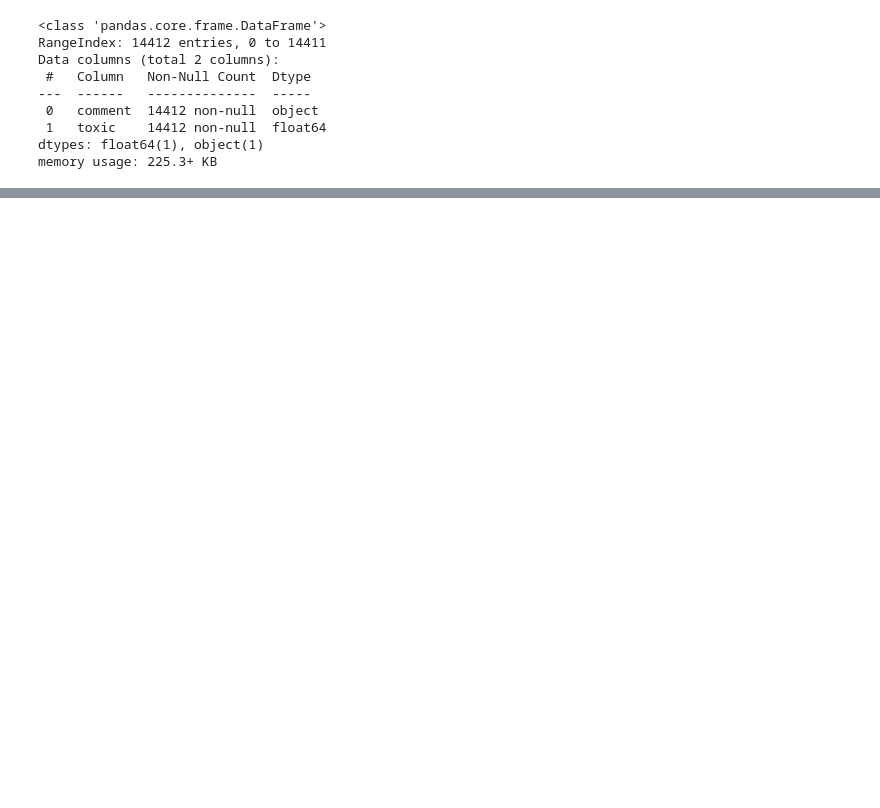
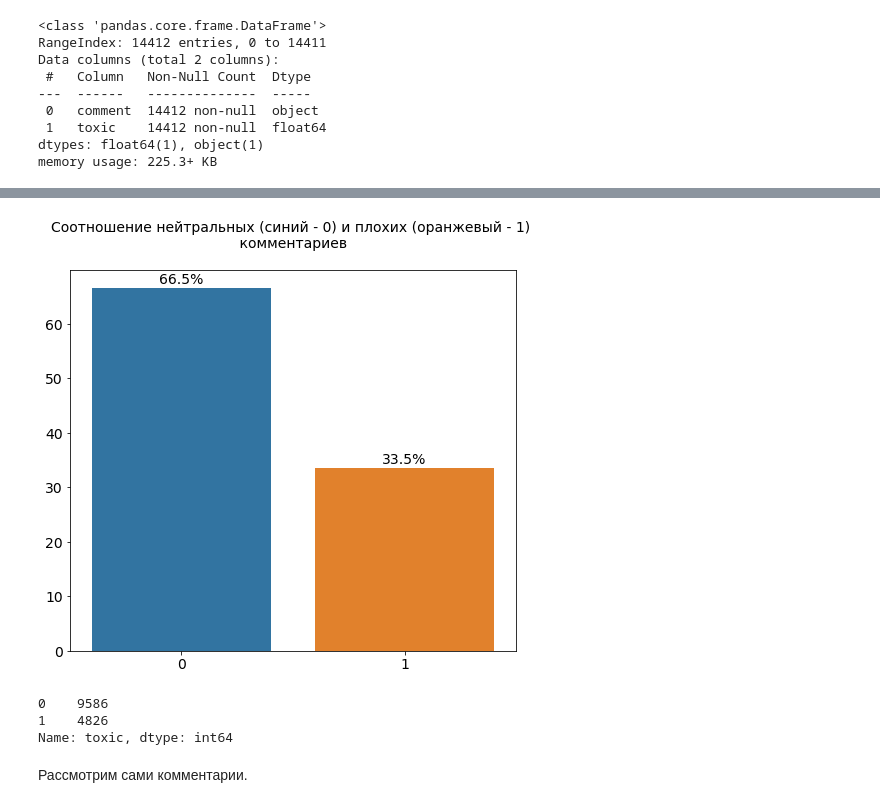
Before and after one commit to graviada/DataScienceProjects, a Jupyter notebook: PetProjects/Toxic_Comments_BinaryClassifier.ipynb, the cells around one changed output, grey strips where cells are left out. Saved outputs shown, nothing was run; the diff lists cells and outputs as text; code cells hidden in the pictures; blank space fills up the shorter version.

```diff
--- a/PetProjects/Toxic_Comments_BinaryClassifier.ipynb
+++ b/PetProjects/Toxic_Comments_BinaryClassifier.ipynb
@@ -90,3 +117,8 @@ Data columns (total 2 columns):
  1   toxic    14412 non-null  float64
 dtypes: float64(1), object(1)
 memory usage: 225.3+ KB
+# %%
+# Приведем тип данных колонки toxic из float64 к типу int
+df['toxic'] = df['toxic'].apply(int)
+
+df.tail(5)
@@ -92,0 +132,39 @@ memory usage: 225.3+ KB
+# %%
+# Посмотрим распределение значений в переменной toxic
+norm_target = (df
+               .toxic
+               .value_counts(normalize=True)
+               .mul(100)
+               .rename('percent')
+               .reset_index())
+
+plt.figure(figsize=(8, 7))
+ax = sns.barplot(x='index', y='percent', data=norm_target)
+
+# Вывод значений над графиками - annotate()
+# В цикле смотрим каждый столбец графика и на нем отмечаем значения
+for p in ax.patches:
+    percentage = '{:.1f}%'.format(p.get_height())
+    ax.annotate(percentage,  # текст
+                (p.get_x() + p.get_width() / 2., p.get_height()),  # координата xy
+                ha='center', # центрирование
+                va='center',
+                xytext=(0, 9),
+                textcoords='offset points', # точка смещения относительно координаты
+                fontsize=14)
+
+plt.title('Соотношение нейтральных (синий - 0) и плохих (оранжевый - 1) \n комментариев \n', fontsize=14)
+plt.xlabel('', fontsize=14)
+plt.ylabel('', fontsize=14)
+plt.xticks(fontsize=14)
+plt.yticks(fontsize=14);
+# %% [output]
+[figure, added]
+# %%
+df['toxic'].value_counts()
+# %% [output]
+0    9586
+1    4826
+Name: toxic, dtype: int64
+# %% [markdown]
+Рассмотрим сами комментарии.
```
Also changed, not shown: parts of 49 cells of this notebook.
